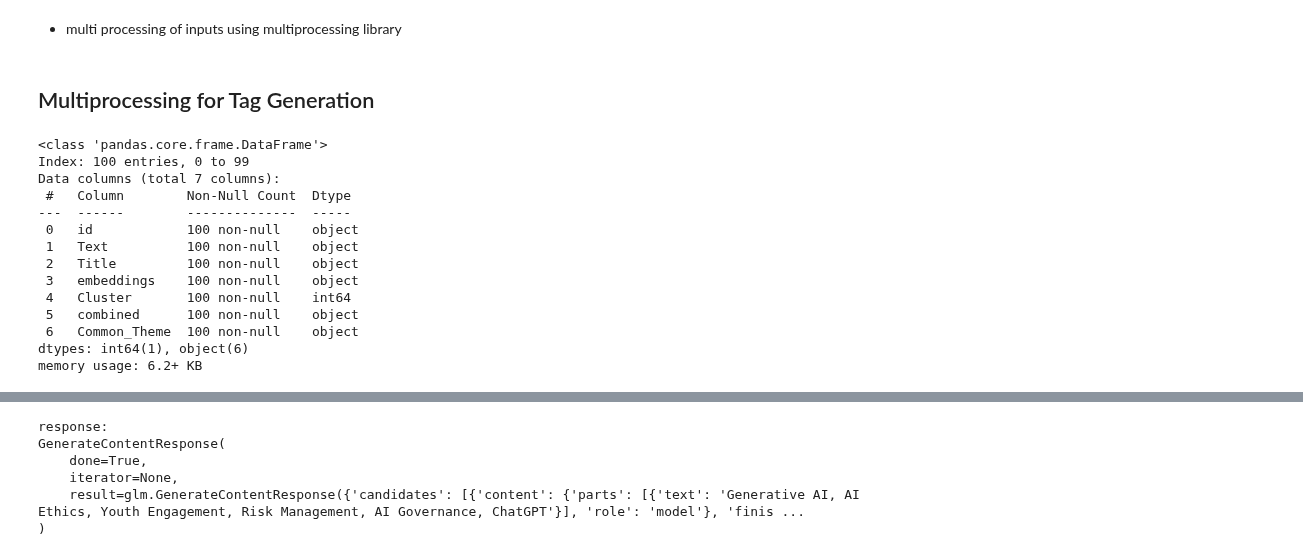
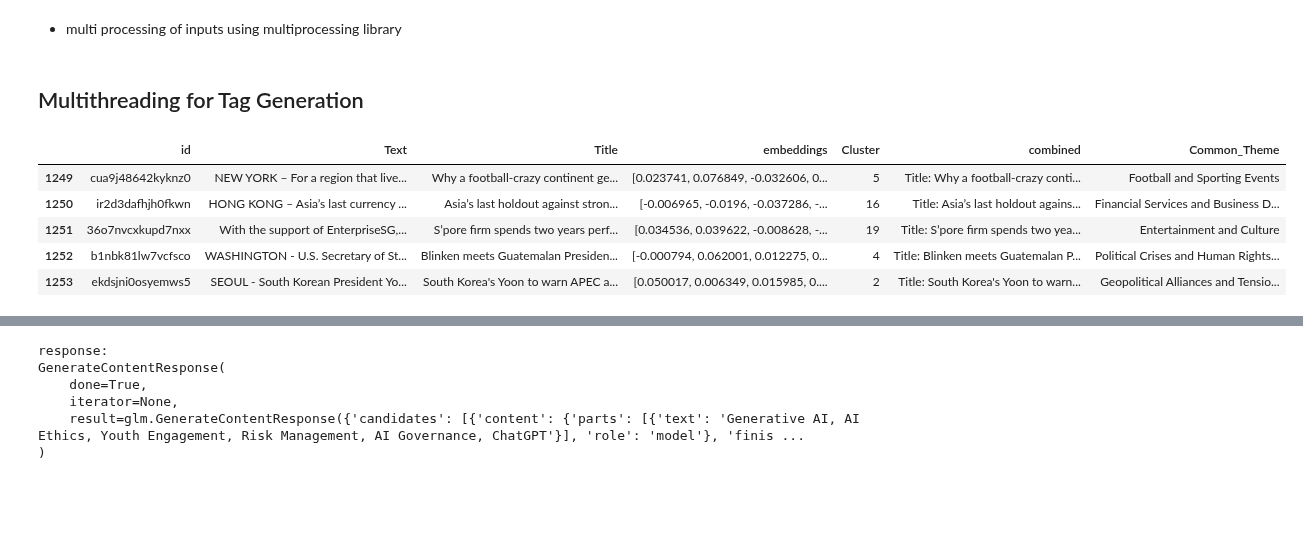
Before and after one commit to mcxraider/sph-timeline-project, a Jupyter notebook: src/generate_tags.ipynb, the cells around one changed output, grey strips where cells are left out. Drawn from its saved outputs; the diff is of its cells as text; code cells hidden in the pictures; blank space fills up the shorter version.

```diff
--- a/src/generate_tags.ipynb
+++ b/src/generate_tags.ipynb
@@ -72,22 +68,14 @@ genai.configure(api_key=GEMINI_KEY)
 # %% [markdown]
 - multi processing of inputs using multiprocessing library
 # %% [markdown]
-## Multiprocessing for Tag Generation
+## Multithreading for Tag Generation
 # %%
-df = df.iloc[range(100)]
-df.info()
+df = df.loc[(range(1249,len(df)))]
+df.head()
 # %% [output]
-<class 'pandas.core.frame.DataFrame'>
-Index: 100 entries, 0 to 99
-Data columns (total 7 columns):
- #   Column        Non-Null Count  Dtype
----  ------        --------------  -----
- 0   id            100 non-null    object
- 1   Text          100 non-null    object
- 2   Title         100 non-null    object
- 3   embeddings    100 non-null    object
- 4   Cluster       100 non-null    int64
- 5   combined      100 non-null    object
- 6   Common_Theme  100 non-null    object
-dtypes: int64(1), object(6)
-memory usage: 6.2+ KB
+|  | id | Text | Title | embeddings | Cluster | combined | Common_Theme |
+| 1249 | cua9j48642kyknz0 | NEW YORK – For a region that live... | Why a football-crazy continent ge... | [0.023741, 0.076849, -0.032606, 0... | 5 | Title: Why a football-crazy conti... | Football and Sporting Events |
+| 1250 | ir2d3dafhjh0fkwn | HONG KONG – Asia’s last currency ... | Asia’s last holdout against stron... | [-0.006965, -0.0196, -0.037286, -... | 16 | Title: Asia’s last holdout agains... | Financial Services and Business D... |
+| 1251 | 36o7nvcxkupd7nxx | With the support of EnterpriseSG,... | S’pore firm spends two years perf... | [0.034536, 0.039622, -0.008628, -... | 19 | Title: S’pore firm spends two yea... | Entertainment and Culture |
+| 1252 | b1nbk81lw7vcfsco | WASHINGTON - U.S. Secretary of St... | Blinken meets Guatemalan Presiden... | [-0.000794, 0.062001, 0.012275, 0... | 4 | Title: Blinken meets Guatemalan P... | Political Crises and Human Rights... |
+| 1253 | ekdsjni0osyemws5 | SEOUL - South Korean President Yo... | South Korea's Yoon to warn APEC a... | [0.050017, 0.006349, 0.015985, 0.... | 2 | Title: South Korea's Yoon to warn... | Geopolitical Alliances and Tensio... |
```
Also changed, not shown: parts of 20 cells of this notebook, 3 other files.
